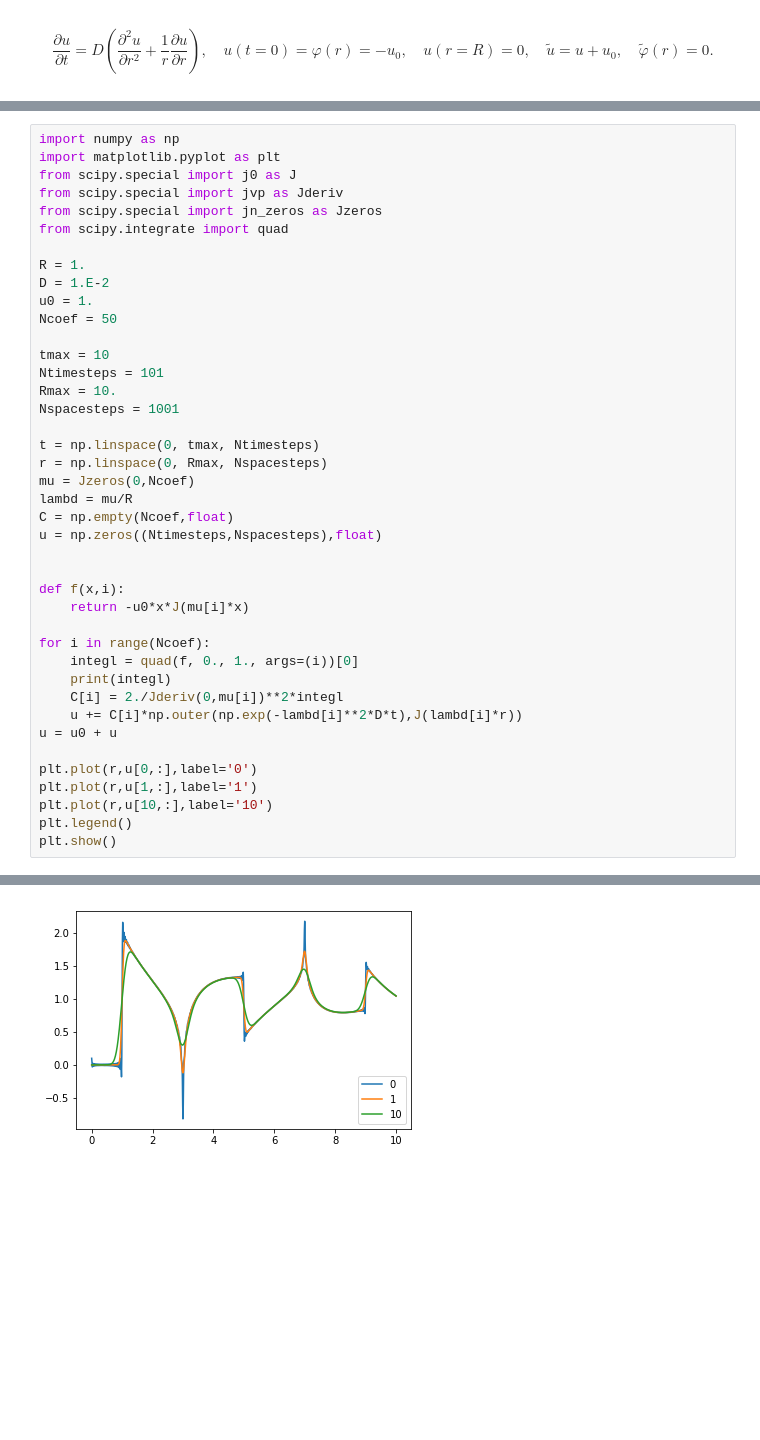
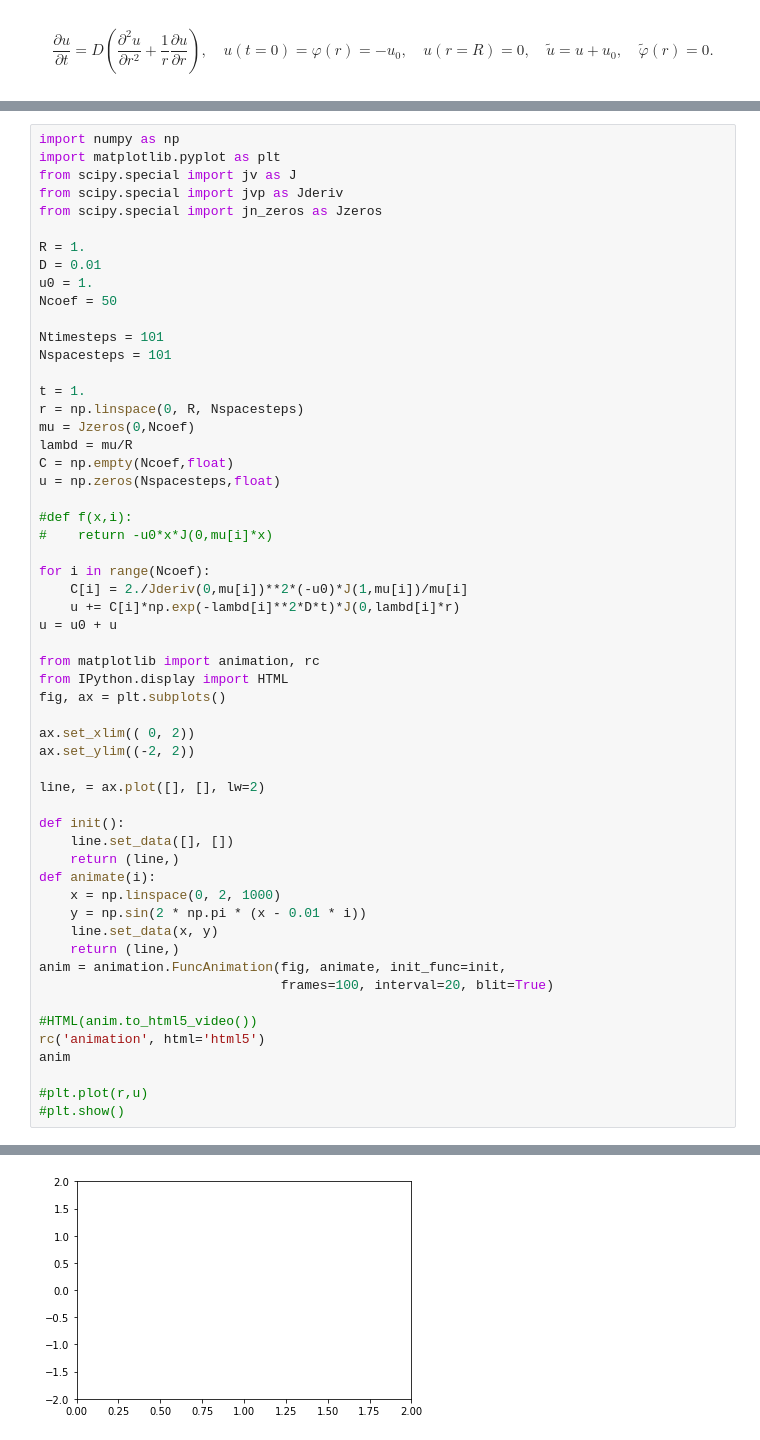
Before and after one commit to konstgav/image-drop, a Jupyter notebook: cylinder-diffusion.ipynb, the cells around one changed output, grey strips where cells are left out. Cells and saved outputs as stored; diff of their text form; blank space fills up the shorter version.

```diff
--- a/cylinder-diffusion.ipynb
+++ b/cylinder-diffusion.ipynb
@@ -17,42 +19,57 @@ $C_k = \frac{2}{J_0^{\prime 2}(\mu_k)} \int_0^1 x J_0(\mu_kx) \varphi(Rx)dx$.
 # %%
 import numpy as np
 import matplotlib.pyplot as plt
-from scipy.special import j0 as J
+from scipy.special import jv as J
 from scipy.special import jvp as Jderiv
 from scipy.special import jn_zeros as Jzeros
-from scipy.integrate import quad
 
 R = 1.
-D = 1.E-2
+D = 0.01
 u0 = 1.
 Ncoef = 50
 
-tmax = 10
 Ntimesteps = 101
-Rmax = 10.
-Nspacesteps = 1001
+Nspacesteps = 101
 
-t = np.linspace(0, tmax, Ntimesteps)
-r = np.linspace(0, Rmax, Nspacesteps)
+t = 1.
+r = np.linspace(0, R, Nspacesteps)
 mu = Jzeros(0,Ncoef)
 lambd = mu/R
 C = np.empty(Ncoef,float)
-u = np.zeros((Ntimesteps,Nspacesteps),float)
+u = np.zeros(Nspacesteps,float)
 
-
-def f(x,i):
-    return -u0*x*J(mu[i]*x)
+#def f(x,i):
+#    return -u0*x*J(0,mu[i]*x)
 
 for i in range(Ncoef):
-    integl = quad(f, 0., 1., args=(i))[0]
-    print(integl)
-    C[i] = 2./Jderiv(0,mu[i])**2*integl
-    u += C[i]*np.outer(np.exp(-lambd[i]**2*D*t),J(lambd[i]*r))
+    C[i] = 2./Jderiv(0,mu[i])**2*(-u0)*J(1,mu[i])/mu[i]
+    u += C[i]*np.exp(-lambd[i]**2*D*t)*J(0,lambd[i]*r)
 u = u0 + u
 
-plt.plot(r,u[0,:],label='0')
-plt.plot(r,u[1,:],label='1')
-plt.plot(r,u[10,:],label='10')
-plt.legend()
-plt.show()
+from matplotlib import animation, rc
+from IPython.display import HTML
+fig, ax = plt.subplots()
+
+ax.set_xlim(( 0, 2))
+ax.set_ylim((-2, 2))
+
+line, = ax.plot([], [], lw=2)
+
+def init():
+    line.set_data([], [])
+    return (line,)
+def animate(i):
+    x = np.linspace(0, 2, 1000)
+    y = np.sin(2 * np.pi * (x - 0.01 * i))
+    line.set_data(x, y)
+    return (line,)
+anim = animation.FuncAnimation(fig, animate, init_func=init,
+                               frames=100, interval=20, blit=True)
+
+#HTML(anim.to_html5_video())
+rc('animation', html='html5')
+anim
+
+#plt.plot(r,u)
+#plt.show()
 # %% [output]
@@ -76 +78 @@ plt.show()
-[figure, old version]
+[figure, new version]
```
Also changed, not shown: parts of 25 cells of this notebook.
